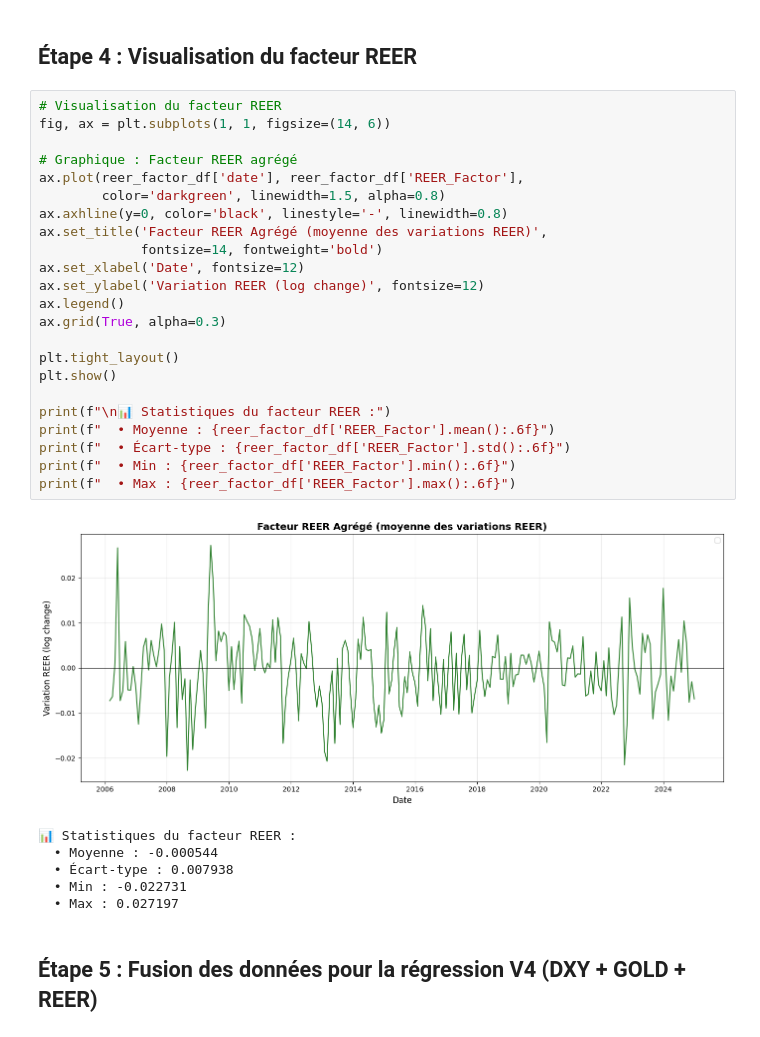
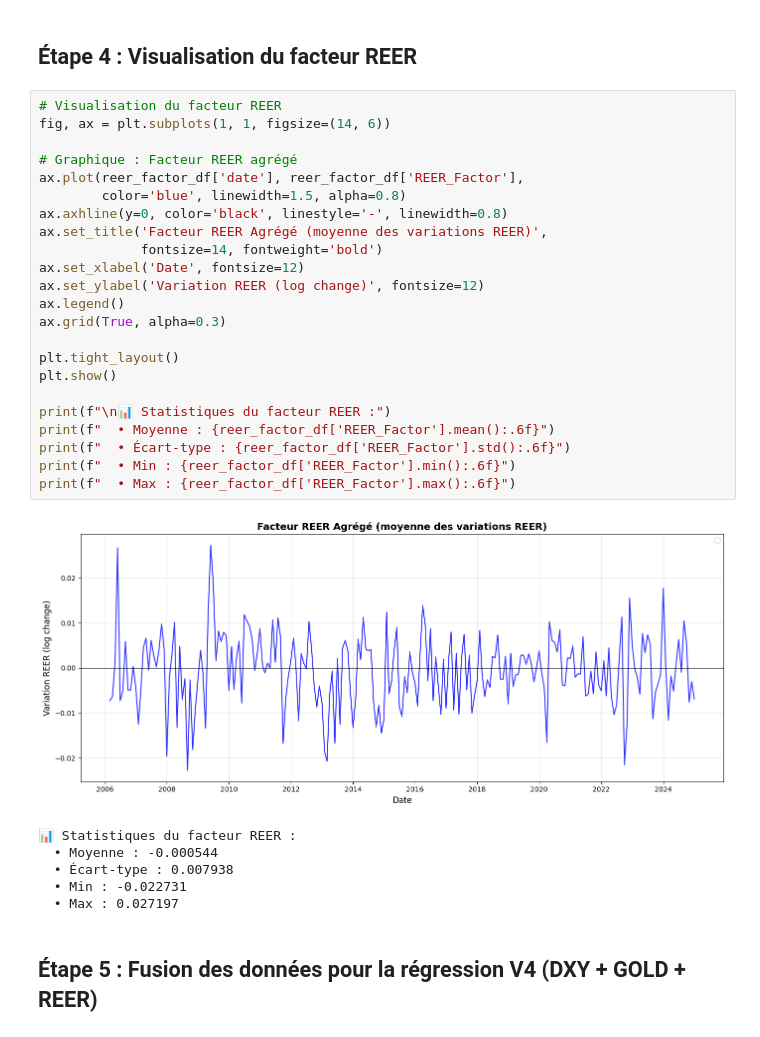
Before and after one commit to Lilas-Bertot/ETUDE-DE-CAS-2, a Jupyter notebook: Étude de cas 2.ipynb, the cells around one changed output. Drawn from its saved outputs; the diff is of its cells as text.

```diff
--- a/Étude de cas 2.ipynb
+++ b/Étude de cas 2.ipynb
@@ -2459,28 +2453,28 @@ Name: REER_Factor, dtype: float64
 # %%
 # Visualisation du facteur REER
 fig, ax = plt.subplots(1, 1, figsize=(14, 6))
 
 # Graphique : Facteur REER agrégé
 ax.plot(reer_factor_df['date'], reer_factor_df['REER_Factor'],
-        color='darkgreen', linewidth=1.5, alpha=0.8)
+        color='blue', linewidth=1.5, alpha=0.8)
 ax.axhline(y=0, color='black', linestyle='-', linewidth=0.8)
 ax.set_title('Facteur REER Agrégé (moyenne des variations REER)',
              fontsize=14, fontweight='bold')
 ax.set_xlabel('Date', fontsize=12)
 ax.set_ylabel('Variation REER (log change)', fontsize=12)
 ax.legend()
 ax.grid(True, alpha=0.3)
 
 plt.tight_layout()
 plt.show()
 
 print(f"\n📊 Statistiques du facteur REER :")
 print(f"  • Moyenne : {reer_factor_df['REER_Factor'].mean():.6f}")
 print(f"  • Écart-type : {reer_factor_df['REER_Factor'].std():.6f}")
 print(f"  • Min : {reer_factor_df['REER_Factor'].min():.6f}")
 print(f"  • Max : {reer_factor_df['REER_Factor'].max():.6f}")
 # %% [output]
-[figure, old version]
+[figure, new version]
 📊 Statistiques du facteur REER :
   • Moyenne : -0.000544
   • Écart-type : 0.007938
```
Also changed, not shown: parts of 6 cells of this notebook.
